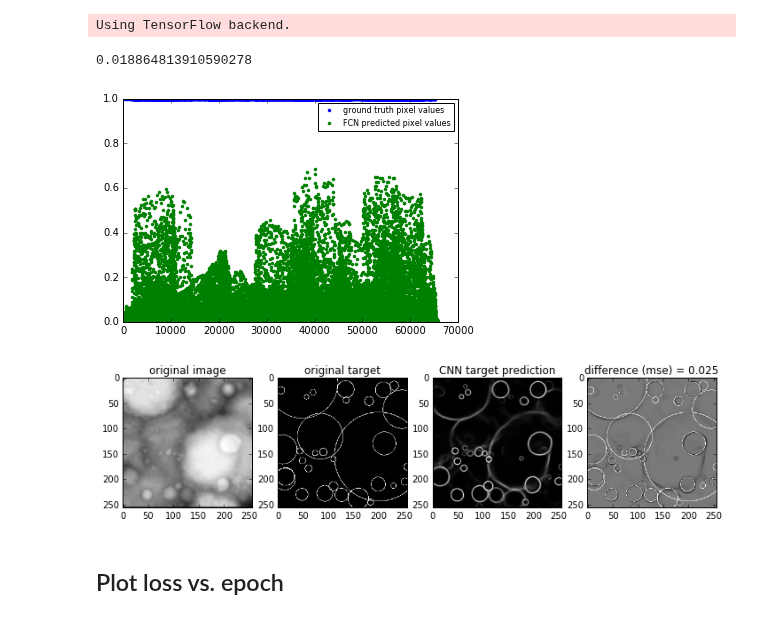
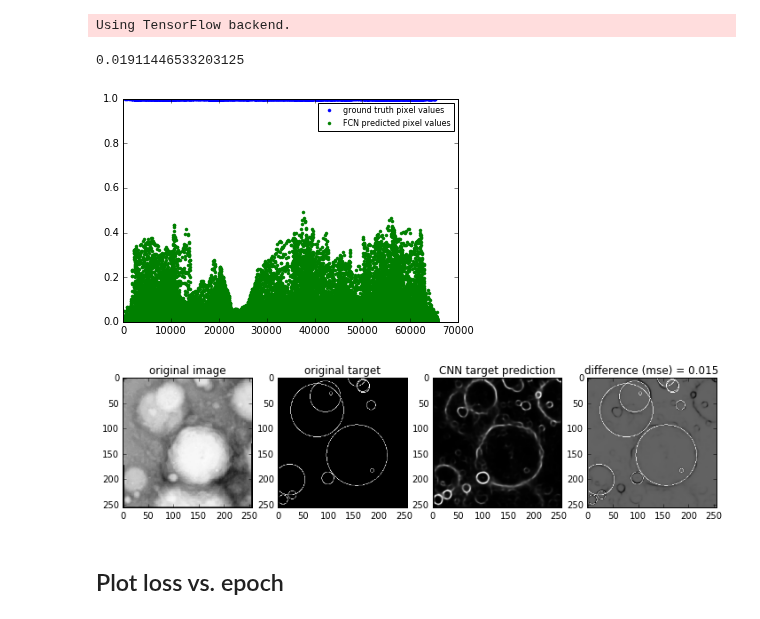
Before and after one commit to silburt/moon-craters, a Jupyter notebook: Mask_generator_analysis_ari.ipynb, the cells around one changed output. Cells and saved outputs as stored; diff of their text form; code cells hidden in the pictures.

```diff
--- a/Mask_generator_analysis_ari.ipynb
+++ b/Mask_generator_analysis_ari.ipynb
@@ -121,7 +121,7 @@ Using TensorFlow backend.
 #filename = 'models/FCNforkskip_%s_FL20.h5'%ext
 #filename = 'models/FCNforkskip_sigmoidinv_FL10.h5'
 #filename = 'models/ds4_sigmoid_FL10.h5'
-filename = 'models/unet_s256_rings_FL5_relu.h5'
+filename = 'models/unet_s256_rings_FL5_glorot_normal.h5'
 model = load_model(filename)
 #model.summary()
 # %%
@@ -132,7 +132,7 @@ target = model.predict(test_data[off:(n+off)].astype('float32'))
 err = np.sum((test_target[off:(n+off)] - target)**2) / (n*300*300)
 err
 # %% [output]
-0.018864813910590278
+0.01911446533203125
 # %%
 i=0
 dim = 256
@@ -141,24 +141,24 @@ plt.plot(target[i].reshape(dim*dim,1), '.', label='FCN predicted pixel values')
 plt.legend(fontsize=8, numpoints=1)
 plt.savefig('output_dir/images/%s_%d_pixels.png'%(os.path.basename(filename).split('.h5')[0],i))
 # %% [output]
-[figure, old version]
+[figure, new version]
 # %%
-i=0
+i=4
 
 f, (ax1, ax2, ax3, ax4) = plt.subplots(1,4, figsize=[12, 8])
 ax1.imshow(test_data[off+i].reshape(dim,dim), origin='upper', cmap="Greys_r")
 ax2.imshow(test_target[off+i], origin='upper', cmap="Greys_r")
 ax3.imshow(target[i], origin='upper', cmap="Greys_r")
 ax4.imshow(test_target[off+i] - target[i], origin='upper', cmap="Greys_r")
 ax1.set_title('original image')
 ax2.set_title('original target')
 ax3.set_title('CNN target prediction')
 diff = np.sum((test_target[i] - target[i])**2)/(300*300)
 ax4.set_title('difference (mse) = %.3f'%diff)
 plt.savefig('output_dir/images/%s_%d.png'%(os.path.basename(filename).split('.h5')[0],i))
 #save_image(target[i], "Greys_r", 'output_dir/images/%s_%d_target.png'%(os.path.basename(filename).split('.h5')[0],i))
 # %% [output]
-[figure, old version]
+[figure, new version]
 # %% [markdown]
 ## Plot loss vs. epoch
 # %%
```
Also changed, not shown: 1 other file.
